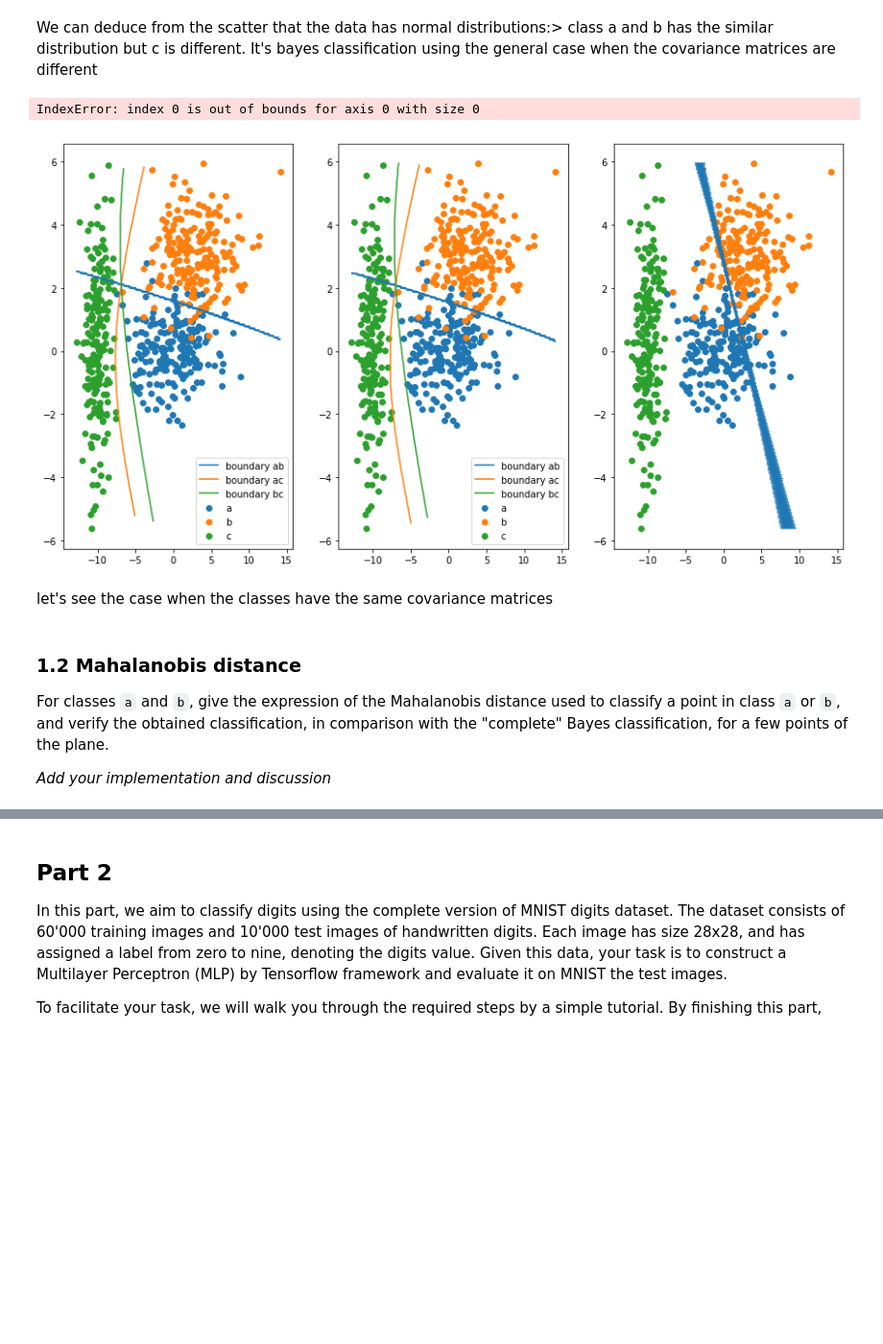
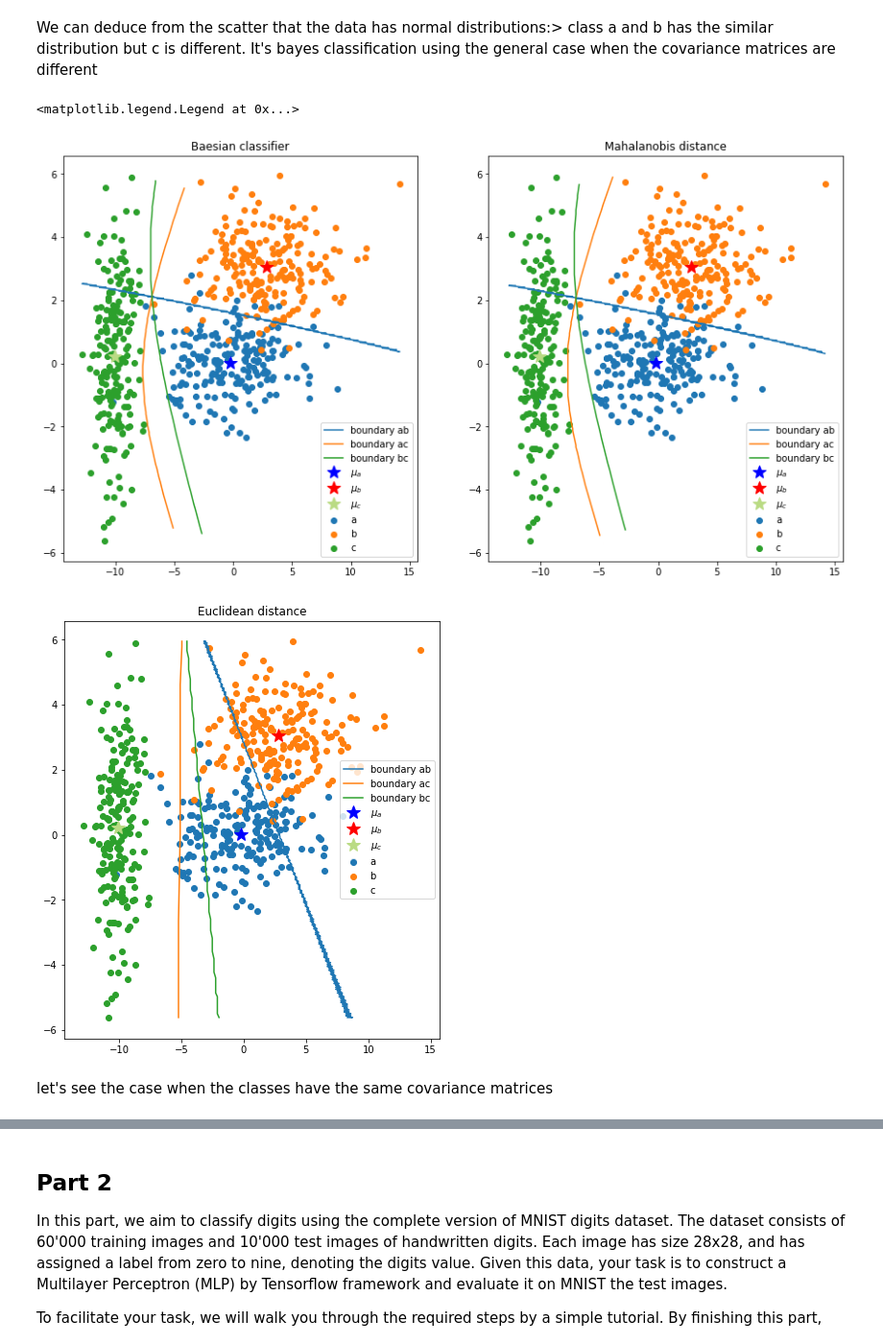
Before and after one commit to mfendri2/ImageAnalysisEPFL, a Jupyter notebook: Lab3_classification/lab_03_classification.ipynb, the cells around one changed output, grey strips where cells are left out. Shown at 96% size. Cells and saved outputs as stored; diff of their text form; code cells hidden in the pictures; blank space fills up the shorter version.

```diff
--- a/Lab3_classification/lab_03_classification.ipynb
+++ b/Lab3_classification/lab_03_classification.ipynb
@@ -77,6 +77,18 @@ class a and b has the similar distribution but c is different.
 It's bayes classification using the general case when the covariance matrices are different
 # %%
 def compute_decision_function(x,sigma,mean):
+    """"
+    This function performs the computation for the decision function based on the complete baesian classifier.
+
+    Inputs
+    -------------------------------------------------------------------------------------------------------
+        x : One arbitrary point in the image
+        sigma: The covariance matrix of one class
+        mean: The mean value of the class
+    -------------------------------------------------------------------------------------------------------
+    return :
+        The value of the discriminant function at point x for the corrisponding class.
+    """
     g=(-1/2) * (x.T @ inv(sigma) @ x) + (1/2)*(x.T @ inv(sigma) @ mean) -(1/2)*(mean.T @ inv(sigma) @ mean) + \
     (1/2)*(mean.T @ inv(sigma) @x)-(0.5)*np.log(det(sigma))
     return g
@@ -103,7 +140,8 @@ euclidean_boundary_ab=[]
 euclidean_boundary_ac=[]
 euclidean_boundary_bc=[]
 
-zero_thres=0.1
+zero_thres=0.08
+
 for x in grid_datapoints:
     decision_boundary_ab=compute_decision_function(x,a_covariance,a_mean) - compute_decision_function(x,b_covariance,b_mean)
     mahalobis_decision_boundary_ab=mahalobis_compute_decision_function(x,a_covariance,a_mean) - mahalobis_compute_decision_function(x,b_covariance,b_mean)
@@ -111,11 +149,12 @@ for x in grid_datapoints:
 
     decision_boundary_ac=compute_decision_function(x,a_covariance,a_mean) - compute_decision_function(x,c_covariance,c_mean)
     mahalobis_decision_boundary_ac= mahalobis_compute_decision_function(x,a_covariance,a_mean) -  mahalobis_compute_decision_function(x,c_covariance,c_mean)
-    euclidean_decision_boundary_ac= mahalobis_compute_decision_function(x,a_covariance,a_mean) -  euclidean_compute_decision_function(x,c_covariance,c_mean)
+    euclidean_decision_boundary_ac= euclidean_compute_decision_function(x,a_covariance,a_mean) -  euclidean_compute_decision_function(x,c_covariance,c_mean)
 
     decision_boundary_bc=compute_decision_function(x,b_covariance,b_mean) - compute_decision_function(x,c_covariance,c_mean)
     mahalobis_decision_boundary_bc= mahalobis_compute_decision_function(x,b_covariance,b_mean) -  mahalobis_compute_decision_function(x,c_covariance,c_mean)
     euclidean_decision_boundary_bc= euclidean_compute_decision_function(x,b_covariance,b_mean) -  euclidean_compute_decision_function(x,c_covariance,c_mean)
+
 
     if np.abs(decision_boundary_ab)<zero_thres : boundary_ab.append(x)
     if np.abs(decision_boundary_ac)<zero_thres: boundary_ac.append(x)
@@ -129,49 +168,59 @@ for x in grid_datapoints:
     if np.abs(euclidean_decision_boundary_ac)<zero_thres: euclidean_boundary_ac.append(x)
     if np.abs(euclidean_decision_boundary_bc)<zero_thres: euclidean_boundary_bc.append(x)
 # %%
-fig, axes = plt.subplots(1, 3, figsize=(15, 8))
+fig, axes = plt.subplots(1, 2, figsize=(15, 8))
 boundary_ab_=np.array(boundary_ab).transpose()
 boundary_ac_=np.array(boundary_ac).transpose()
 boundary_bc_=np.array(boundary_bc).transpose()
 
 mahalobis_boundary_ab_=np.array(mahalobis_boundary_ab).transpose()
 mahalobis_boundary_ac_=np.array(mahalobis_boundary_ac).transpose()
 mahalobis_boundary_bc_=np.array(mahalobis_boundary_bc).transpose()
 
 euclidean_boundary_ab_=np.array(euclidean_boundary_ab).transpose()
 euclidean_boundary_ac_=np.array(euclidean_boundary_ac).transpose()
 euclidean_boundary_bc_=np.array(euclidean_boundary_bc).transpose()
 
 axes[0].scatter(a[:,0], a[:,1],label='a')
 axes[0].scatter(b[:,0], b[:,1],label='b')
 axes[0].scatter(c[:,0], c[:,1],label='c')
 axes[0].plot(boundary_ab_[0],boundary_ab_[1],label='boundary ab')
 axes[0].plot(boundary_ac_[0],boundary_ac_[1],label='boundary ac')
 axes[0].plot(boundary_bc_[0],boundary_bc_[1],label='boundary bc')
+axes[0].plot(a_mean[0], a_mean[1],'*b', markersize=15,label='$\mu_a$')
+axes[0].plot(b_mean[0], b_mean[1],'*r', markersize=15,label='$\mu_b$')
+axes[0].plot(c_mean[0], c_mean[1],'*',color = '#BADB84', markersize=15,label='$\mu_c$')
+axes[0].set_title("Baesian classifier")
 axes[0].legend()
 
 axes[1].scatter(a[:,0], a[:,1],label='a')
 axes[1].scatter(b[:,0], b[:,1],label='b')
 axes[1].scatter(c[:,0], c[:,1],label='c')
 axes[1].plot(mahalobis_boundary_ab_[0],mahalobis_boundary_ab_[1],label='boundary ab')
 axes[1].plot(mahalobis_boundary_ac_[0],mahalobis_boundary_ac_[1],label='boundary ac')
 axes[1].plot(mahalobis_boundary_bc_[0],mahalobis_boundary_bc_[1],label='boundary bc')
+axes[1].plot(a_mean[0], a_mean[1],'*b', markersize=15,label='$\mu_a$')
+axes[1].plot(b_mean[0], b_mean[1],'*r', markersize=15,label='$\mu_b$')
+axes[1].plot(c_mean[0], c_mean[1],'*',color = '#BADB84', markersize=15,label='$\mu_c$')
+axes[1].set_title("Mahalanobis distance")
 axes[1].legend()
 
-axes[2].scatter(a[:,0], a[:,1],label='a')
-axes[2].scatter(b[:,0], b[:,1],label='b')
-axes[2].scatter(c[:,0], c[:,1],label='c')
-axes[2].plot(euclidean_boundary_ab_[0],euclidean_boundary_ab_[1],label='boundary ab')
-axes[2].plot(euclidean_boundary_ac_[0],euclidean_boundary_ac_[1],label='boundary ac')
-axes[2].plot(euclidean_boundary_bc_[0],euclidean_boundary_bc_[1],label='boundary bc')
-axes[2].legend()
+plt.figure(figsize = (7,8))
+
+plt.scatter(a[:,0], a[:,1],label='a')
+plt.scatter(b[:,0], b[:,1],label='b')
+plt.scatter(c[:,0], c[:,1],label='c')
+plt.plot(euclidean_boundary_ab_[0],euclidean_boundary_ab_[1],label='boundary ab')
+plt.plot(euclidean_boundary_ac_[0],euclidean_boundary_ac_[1],label='boundary ac')
+plt.plot(euclidean_boundary_bc_[0],euclidean_boundary_bc_[1],label='boundary bc')
+plt.plot(a_mean[0], a_mean[1],'*b', markersize=15,label='$\mu_a$')
+plt.plot(b_mean[0], b_mean[1],'*r', markersize=15,label='$\mu_b$')
+plt.plot(c_mean[0], c_mean[1],'*',color = '#BADB84', markersize=15,label='$\mu_c$')
+plt.title("Euclidean distance")
+plt.legend()
 # %% [output]
-IndexError: index 0 is out of bounds for axis 0 with size 0
+<matplotlib.legend.Legend at 0x...>
-[figure, old version]
+[figure, new version]
+[figure, added]
 # %% [markdown]
 let's see the case when the classes have the same covariance matrices
-# %% [markdown]
-### 1.2 Mahalanobis distance
-For classes `a` and `b`, give the expression of the Mahalanobis distance used to classify a point in class `a` or `b`, and verify the obtained classification, in comparison with the "complete" Bayes classification, for a few points of the plane.
-
-*Add your implementation and discussion*
```
Also changed, not shown: parts of 7 cells of this notebook.
